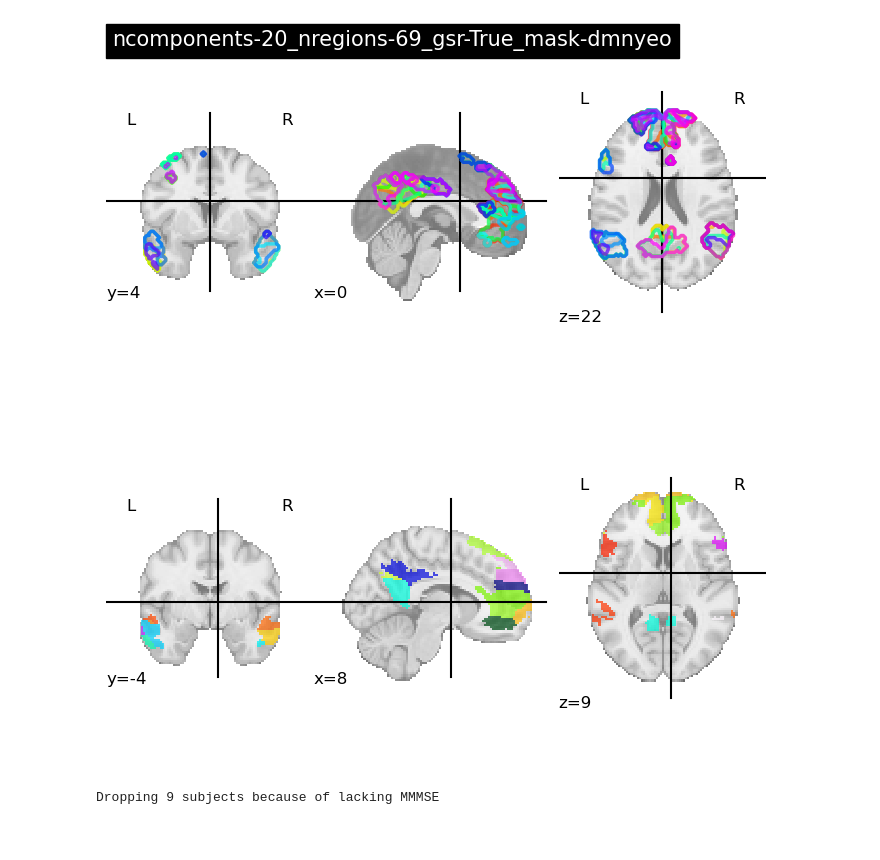
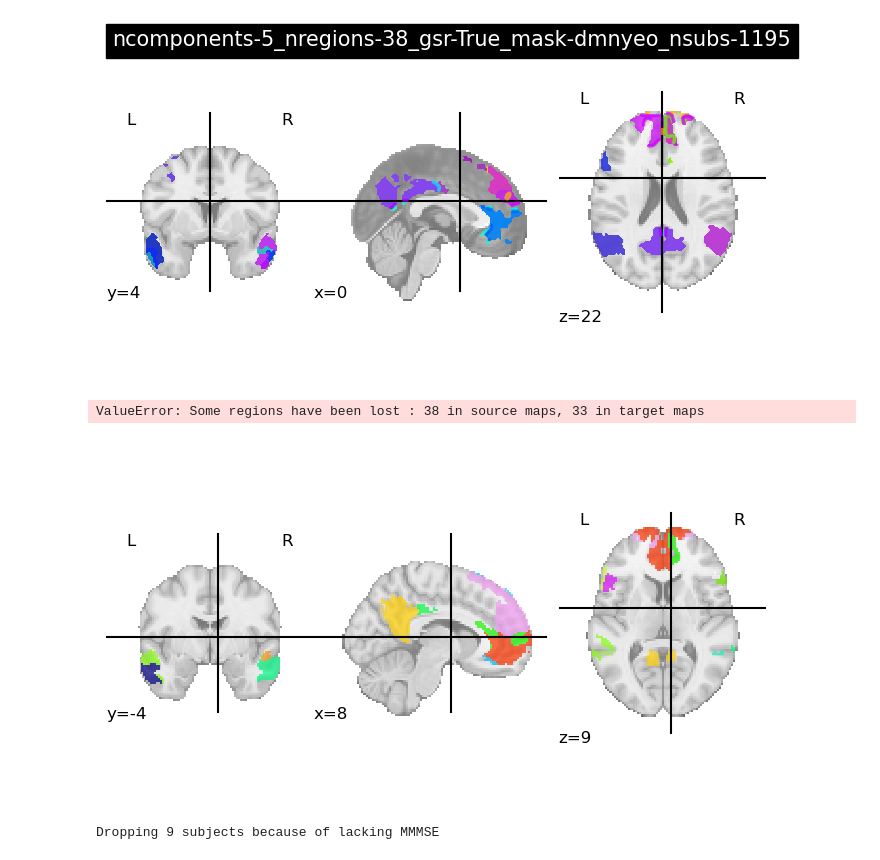
Before and after one commit to jonathan-legrand/cogpred, a Jupyter notebook: load_parcellations.ipynb, the cells around one changed output. Saved outputs shown, nothing was run; the diff lists cells and outputs as text; code cells hidden in the pictures.

```diff
--- a/load_parcellations.ipynb
+++ b/load_parcellations.ipynb
@@ -10,13 +10,14 @@ config = get_config()
 # %%
 from neuroginius.atlas import Atlas, atlas_mapping
 
-i_path = Path(config["parcellations"]) / "ncomponents-20_nregions-69_gsr-True_mask-dmnyeo"
+i_path = Path(config["parcellations"]) / "ncomponents-5_nregions-38_gsr-True_mask-dmnyeo_nsubs-1195"
 atlas = Atlas.from_path(i_path)
-atlas.plot()
+atlas.plot(view_type="filled_contours")
 plt.show()
 # %% [output]
-[figure, old version]
+[figure, new version]
 # %%
+# TODO Assert we did not loose any region
 source_maps = atlas.maps.get_fdata()
 n_regions = source_maps.shape[-1]
 target_map = np.zeros(source_maps.shape[:-1])
@@ -35,6 +36,12 @@ for i in range(shape[0]):
                 target_map[i, j, k] = BACKGROUND_VALUE
             else:
                 target_map[i, j, k] = region_index + 1
+
+n_colors = len(np.unique(target_map))
+if n_colors != n_regions:
+    raise ValueError(f"Some regions have been lost : {n_regions} in source maps, {n_colors} in target maps")
+# %% [output]
+ValueError: Some regions have been lost : 38 in source maps, 33 in target maps
 # %%
 import nibabel as nib
 from nilearn.plotting import show, plot_roi
@@ -47,7 +54,7 @@ nib.save(new_maps, i_path / "hard.nii.gz")
 plot_roi(new_maps, cut_coords=(8, -4, 9))
 show()
 # %% [output]
-[figure, old version]
+[figure, new version]
 # %%
 from cogpred.loading import make_training_data
 
```
Also changed, not shown: parts of 2 cells of this notebook, 4 other files.
